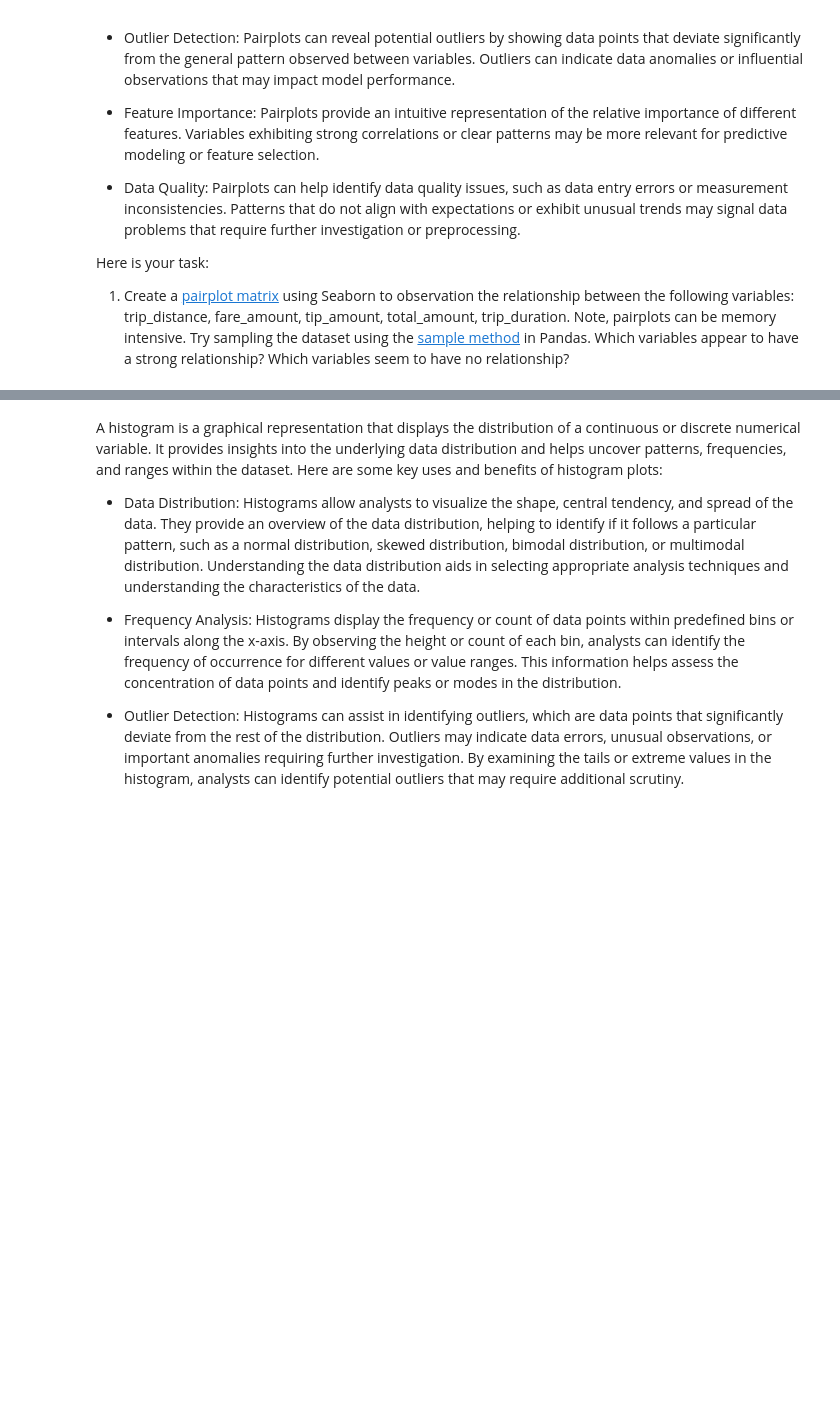
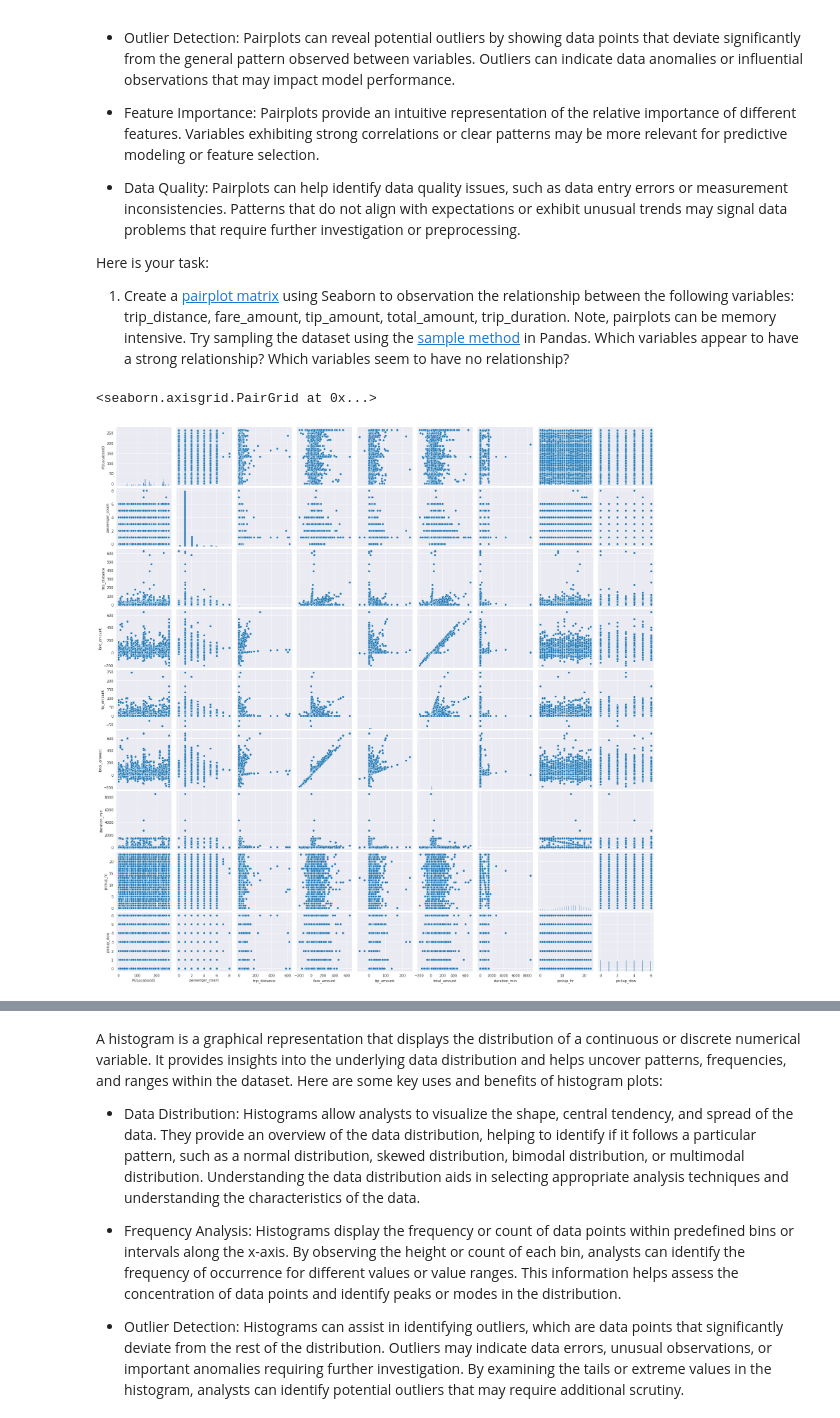
Before and after one commit to hydrodan/MLE_MiniProjects, a Jupyter notebook: Copy_of_Student_MLE_MiniProject_EDA.ipynb, the cells around one changed output, grey strips where cells are left out. Saved outputs shown, nothing was run; the diff lists cells and outputs as text; code cells hidden in the pictures; blank space fills up the shorter version.

```diff
--- a/Copy_of_Student_MLE_MiniProject_EDA.ipynb
+++ b/Copy_of_Student_MLE_MiniProject_EDA.ipynb
@@ -236,0 +269,13 @@ Here is your task:
+# %%
+# Create a scatter plot matrix of numerical variables. If memory issues try the df.sample method.
+# select only columns of interest
+tripsubset = tripdata[['PULocationID', 'passenger_count','trip_distance', 'fare_amount', 'tip_amount', 'total_amount',  'duration_min', 'pickup_hr', 'pickup_dow']]
+
+# subsample a third of the data to speed things up - script crashes with all data points
+# using a seed for reproducibility
+seed = 59543
+tripsamples = tripsubset.sample(frac=0.3, random_state=seed)
+sns.pairplot(tripsamples)
+# %% [output]
+<seaborn.axisgrid.PairGrid at 0x...>
+[figure, added]
```
Also changed, not shown: parts of 26 cells of this notebook.
